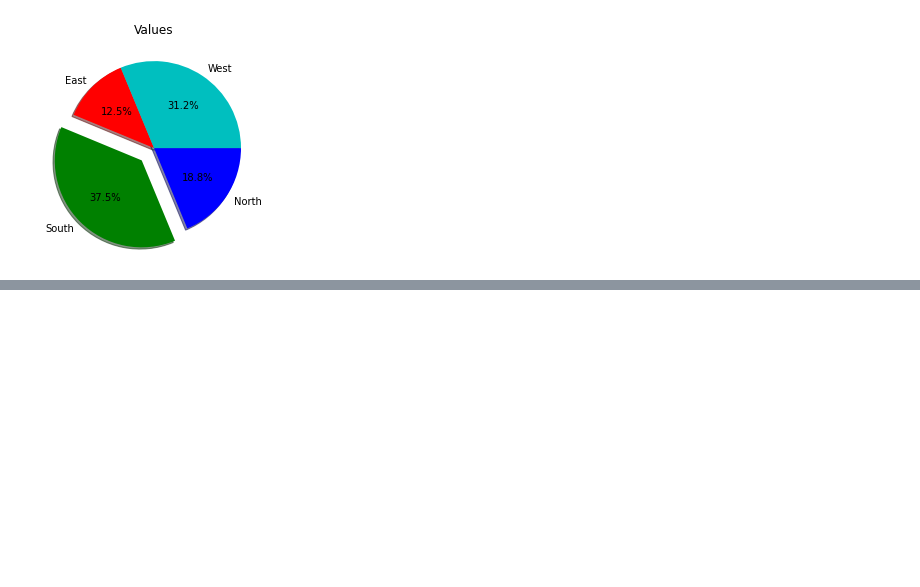
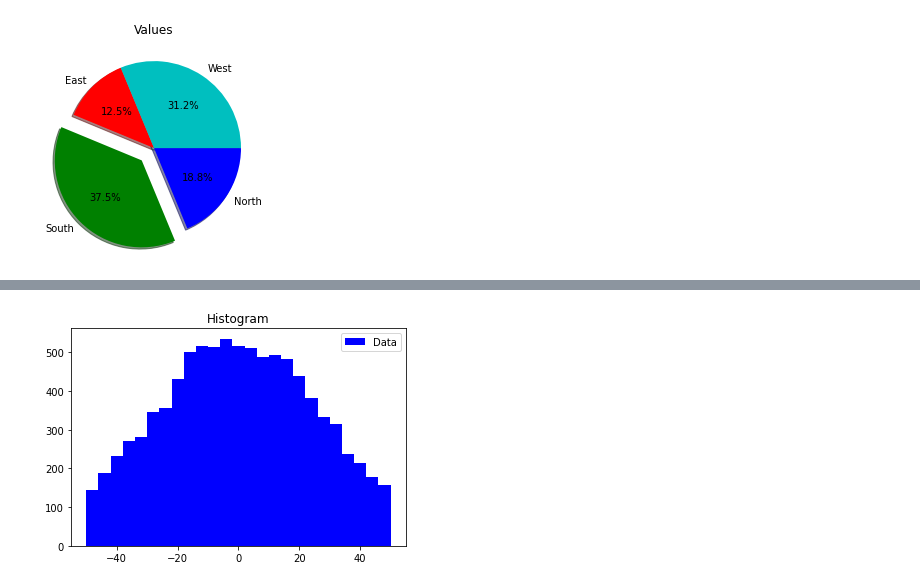
Before and after one commit to dbach787/Python, a Jupyter notebook: Data_Science_with_Python.ipynb, the cells around one changed output, grey strips where cells are left out. Saved outputs shown, nothing was run; the diff lists cells and outputs as text; code cells hidden in the pictures; blank space fills up the shorter version.

```diff
--- a/Data_Science_with_Python.ipynb
+++ b/Data_Science_with_Python.ipynb
@@ -91,0 +105,14 @@ plt.show()
+# %%
+import numpy as np
+import matplotlib.pyplot as plt
+%matplotlib inline
+
+x = 30 * np.random.randn(10000)
+
+plt.hist(x, 25, range=(-50, 50), histtype='stepfilled',
+align='mid', color='b', label='Data')
+plt.legend()
+plt.title('Histogram')
+plt.show()
+# %% [output]
+[figure, added]
```
Also changed, not shown: parts of 4 cells of this notebook.
